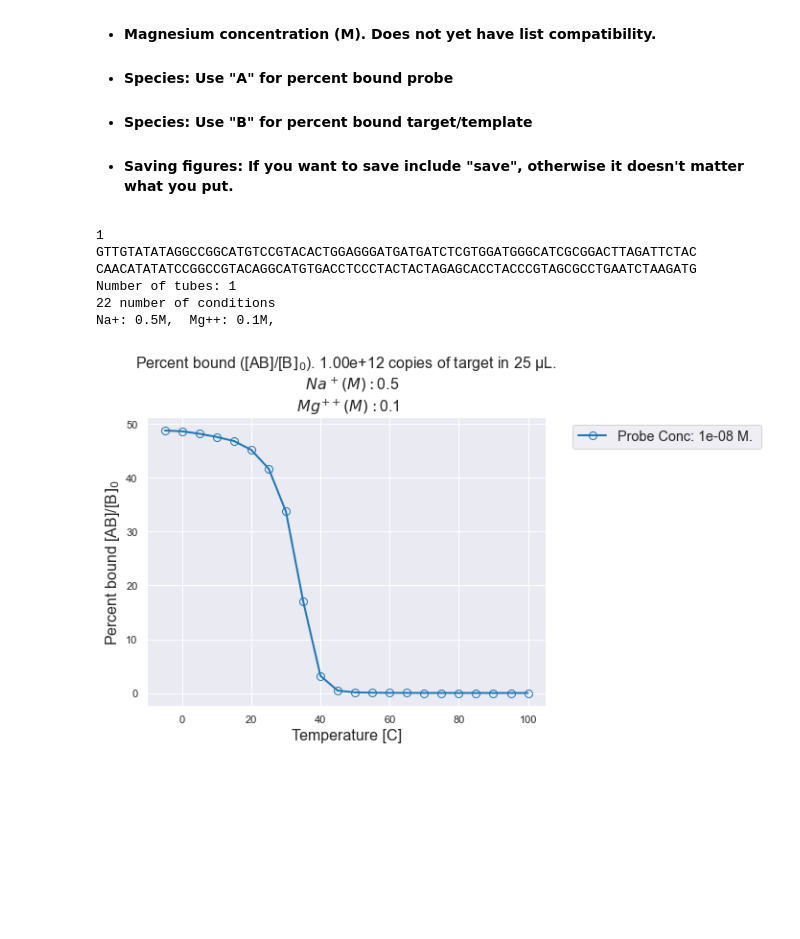
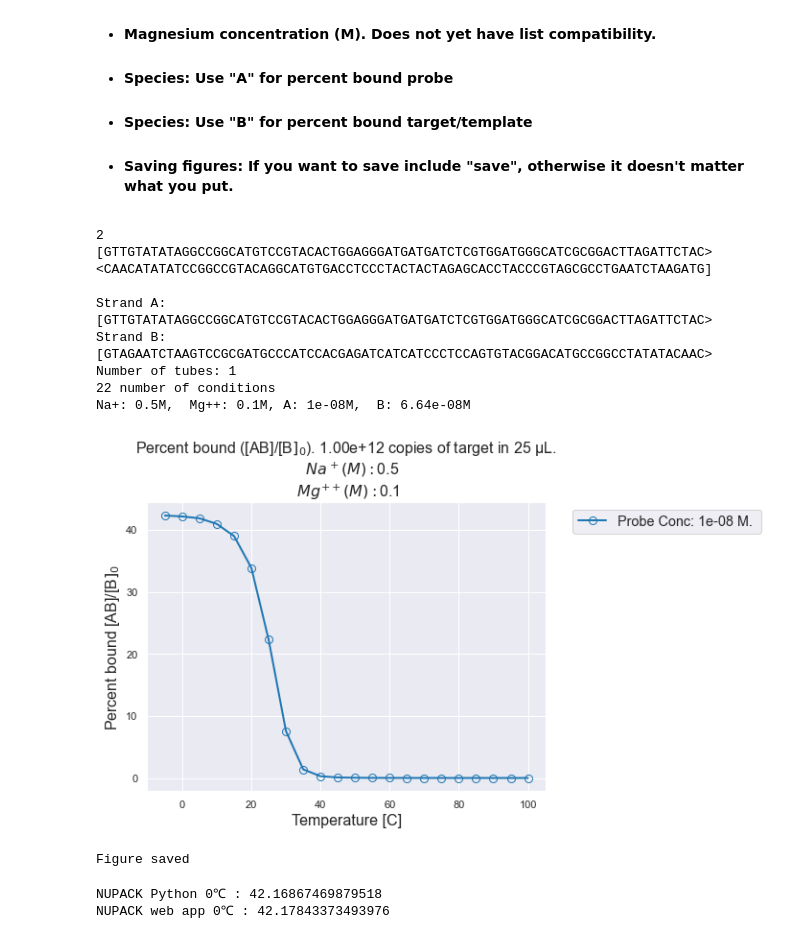
Before and after one commit to JoeHenthorn/Nupack-Analysis, a Jupyter notebook: Nupack_Analysis_lite.ipynb, the cells around one changed output. Cells and saved outputs as stored; diff of their text form; code cells hidden in the pictures; blank space fills up the shorter version.

Commit message:
NUPACK Lite update 5/7/2022

```diff
--- a/Nupack_Analysis_lite.ipynb
+++ b/Nupack_Analysis_lite.ipynb
@@ -768,59 +783,65 @@ Type in your parameters here and run the cell to get your results.
 # if the second strand is fully complementary to the first.
 # The strands are complement.
 # Strand A  5'-3'>
-# Strand B <3'-5'      Note: Nupack web app is 5'-3'> for both inputs
-strand_A = 'GTTGTATATAGGCCGGCATGTCCGTACACTGGAGGGATGATGATCTCGTGGATGGGCATCGCGGACTTAGATTCTAC'  # primer or probe
-#strand_B = 'CAACATATATCCGGCCGTACAGGCATGTGACCTCCCTACTACTAGAGCACCTACCCGTAGCGCCTGAATCTAAGATG'  # target/template
+# Strand B <5'-3'      Note: Nupack web app is 5'-3'> for both inputs
+strand_A = 'GTTGTATATAGGCCGGCATGTCCGTACACTGGAGGGATGATGATCTCGTGGATGGGCATCGCGGACTTAGATTCTAC'  # primer or probe  ####  Input here
+strand_B = 'GTAGAATCTAAGTCCGCGATGCCCATCCACGAGATCATCATCCCTCCAGTGTACGGACATGCCGGCCTATATACAAC'  # target/template
 
-#strands = [strand_A,strand_B]
-strands = [strand_A]
-nucleic_acid_type='DNA'
+strands = [strand_A, strand_B]
+#strands = [strand_A]
+nucleic_acid_type ='DNA'    ####  Input here
 
-temp_start = -5
-temp_stop = 100
-temp_interval = 5
+temp_startC = -5            ####  Input here
+temp_stopC = 100            ####  Input here
+temp_intervalC = 5          ####  Input here
+
 temperatureC = list(range(temp_start,temp_stop+1,temp_interval))
 
-#concentration_A = [1e-2, 1e-3, 1e-4, 1e-5, 1e-6, 1e-7, 1e-8, 1e-9, 1e-10, 1e-11, 1e-12, 1e-13, 1e-14]#, 1e-15, 1e-16, 1e-17] # Capture probe
-concentration_A = [1e-8]#,1e-12]
-# concentration_B = [1e-9, 2e-9, 3e-9, 5e-9] # Target
+# Concentrations in M
+#concentration_A_M = [1e-2, 1e-3, 1e-4, 1e-5, 1e-6, 1e-7, 1e-8, 1e-9, 1e-10, 1e-11, 1e-12, 1e-13, 1e-14]#, 1e-15, 1e-16, 1e-17] # Capture probe
+concentration_A_M = [1e-8] # 1e-2 μM
+# concentration_B_M = [1e-9, 2e-9, 3e-9, 5e-9] # Target
 
 
 
-sampleVolume_uL = 25
-targetAmount = 1e12
+sampleVolume_uL = 25        ####  Input here
+targetCopyNumber = 1e12     ####  Input here
 
 # Don't change! This code assumes you are inputting the target copy number.
 # If you know the exact concentration(s), make a list and add them into the
 # concentrations list variable below.
-concentration_B = [convert_copyNumber2Conc(sampleVolume_uL,targetAmount)] # Default: Target 1000 DNA/RNA's in 25μL
+concentration_B_M = [convert_copyNumber2Conc(sampleVolume_uL,targetCopyNumber)] # Default: Target 1000 DNA/RNA's in 25μL
 
-concentrations = [concentration_A, concentration_B]
+concentrations = [concentration_A_M, concentration_B_M]
 
 # Na:  MIN: 0.05  MAX value: 1.1
-Na_M = [0.5]
+Na_M = [0.5]                 ####  Input here
 
 # Mg:  MIN: 0.0   MAX value: 0.2
-Mg_M = [0.1]
+Mg_M = [0.1]                 ####  Input here
 
-species = "B"
-complexes = 2
+species = "B"                ####  Input here
+complexes = 2                ####  Input here
 
 # run_all() # Works with no inputs for default values.
 
 Results, df_Nupack, temp_concBound, t_result, c_result = run_all(strands,
                                                                  nucleic_acid_type,
                                                                  temperatureC,
                                                                  sampleVolume_uL,
                                                                  concentrations,
                                                                  Na_M, Mg_M,
                                                                  complexes,
-                                                                 species,"NoSave")
+                                                                 species,"Save")
 # %% [output]
-1
-GTTGTATATAGGCCGGCATGTCCGTACACTGGAGGGATGATGATCTCGTGGATGGGCATCGCGGACTTAGATTCTAC
-CAACATATATCCGGCCGTACAGGCATGTGACCTCCCTACTACTAGAGCACCTACCCGTAGCGCCTGAATCTAAGATG
+2
+[GTTGTATATAGGCCGGCATGTCCGTACACTGGAGGGATGATGATCTCGTGGATGGGCATCGCGGACTTAGATTCTAC>
+<CAACATATATCCGGCCGTACAGGCATGTGACCTCCCTACTACTAGAGCACCTACCCGTAGCGCCTGAATCTAAGATG]
+
+Strand A: [GTTGTATATAGGCCGGCATGTCCGTACACTGGAGGGATGATGATCTCGTGGATGGGCATCGCGGACTTAGATTCTAC>
+Strand B: [GTAGAATCTAAGTCCGCGATGCCCATCCACGAGATCATCATCCCTCCAGTGTACGGACATGCCGGCCTATATACAAC>
 Number of tubes: 1
 22 number of conditions
-Na+: 0.5M,  Mg++: 0.1M,
+Na+: 0.5M,  Mg++: 0.1M, A: 1e-08M,  B: 6.64e-08M
-[figure, old version]
+[figure, new version]
+Figure saved
@@ -829 +848,8 @@ concentration_B
+# %%
+# Quick double check
+print('NUPACK Python 0℃ : ' + str(float(df_Nupack.iloc[1,[7]])/concentration_B_M[0]*100))
+print('NUPACK web app 0℃ : ' + str((2.800648e-08/6.6400000e-08)*100))
+# %% [output]
+NUPACK Python 0℃ : 42.16867469879518
+NUPACK web app 0℃ : 42.17843373493976
 # %%
```
Also changed, not shown: parts of 5 cells of this notebook.
